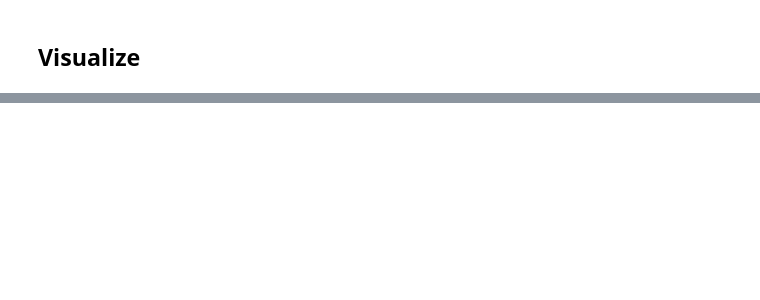
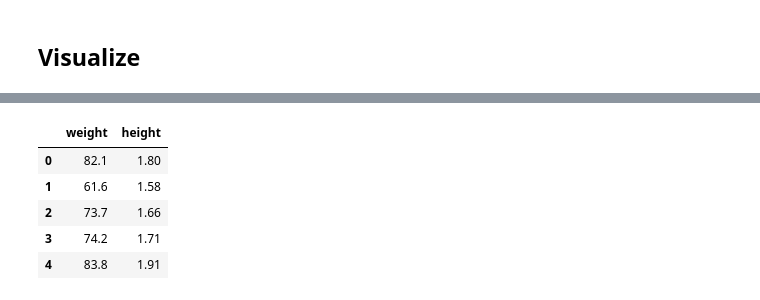
Before and after one commit to jessalfredsen/intro_to_machine_learning, a Jupyter notebook: kmeans.ipynb, the cells around one changed output, grey strips where cells are left out. Saved outputs shown, nothing was run; the diff lists cells and outputs as text; code cells hidden in the pictures; blank space fills up the shorter version.

```diff
--- a/kmeans.ipynb
+++ b/kmeans.ipynb
@@ -208,0 +271,9 @@ weights = np.random.choice(weights, size=N)
+# %%
+df[['weight', 'height']].head(5)
+# %% [output]
+|  | weight | height |
+| 0 | 82.1 | 1.80 |
+| 1 | 61.6 | 1.58 |
+| 2 | 73.7 | 1.66 |
+| 3 | 74.2 | 1.71 |
+| 4 | 83.8 | 1.91 |
```
Also changed, not shown: parts of 26 cells of this notebook, 2 other files.
